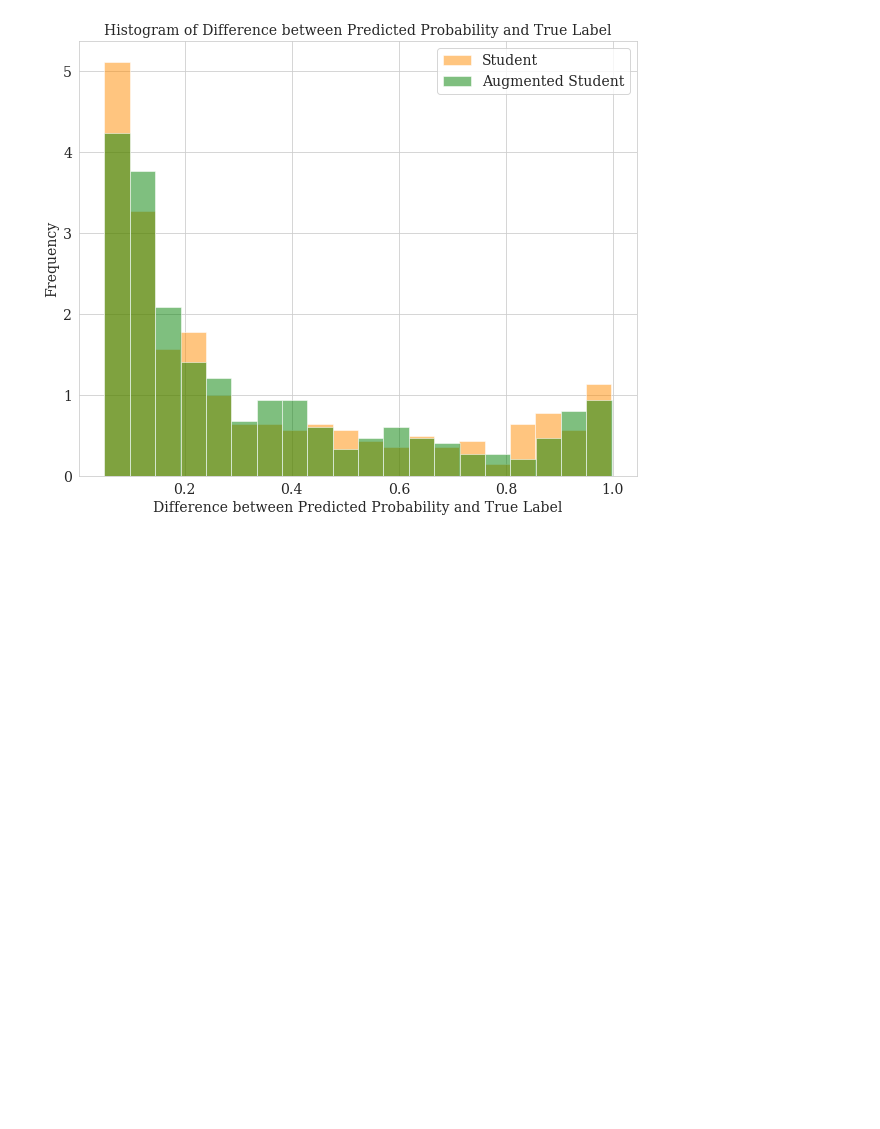
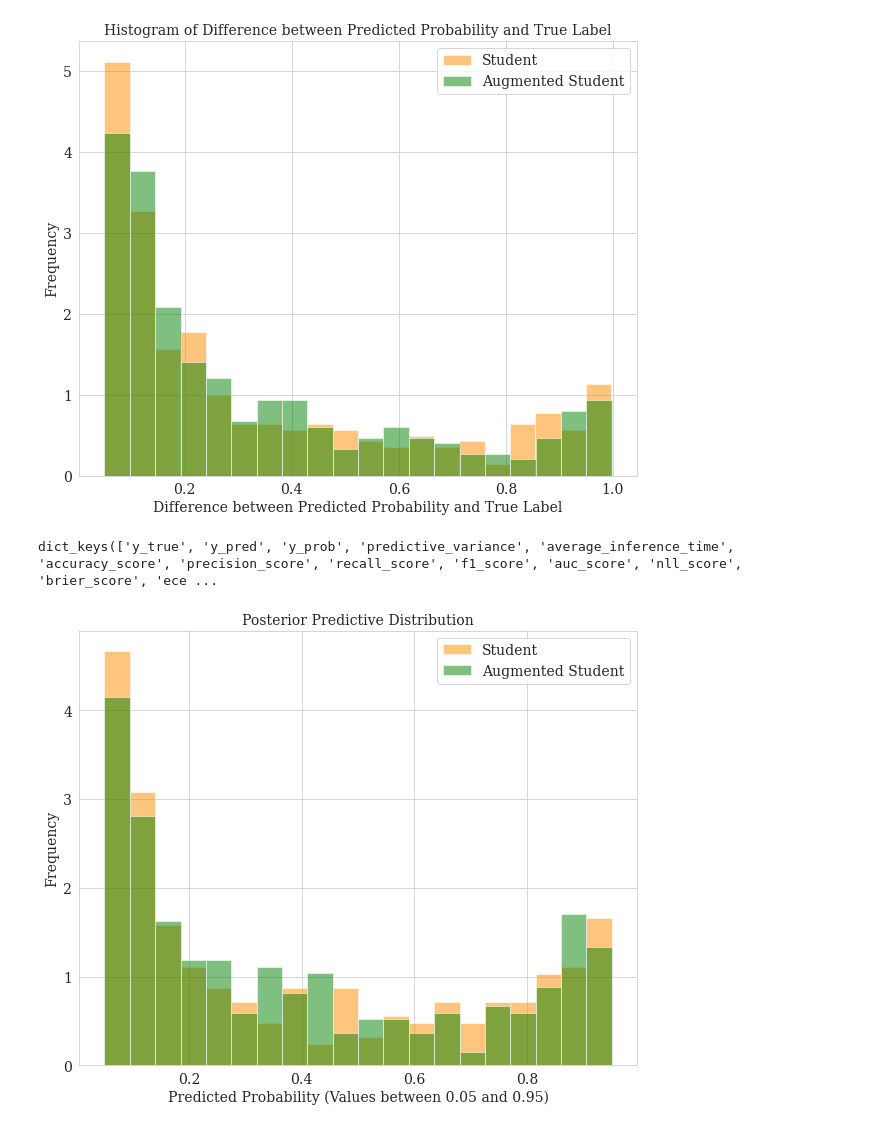
Before and after one commit to jsonnenburg/real-time-uncertainty-text-classification, a Jupyter notebook: analysis/student_vs_augmented_student.ipynb, the cells around one changed output. Cells and saved outputs as stored; diff of their text form; code cells hidden in the pictures; blank space fills up the shorter version.

```diff
--- a/analysis/student_vs_augmented_student.ipynb
+++ b/analysis/student_vs_augmented_student.ipynb
@@ -201,3 +225,22 @@ plt.title('Histogram of Difference between Predicted Probability and True Label'
 plt.legend();
 # %% [output]
 [figure]
+# %%
+student_augmented_mc_results.keys()
+# %% [output]
+dict_keys(['y_true', 'y_pred', 'y_prob', 'predictive_variance', 'average_inference_time', 'accuracy_score', 'precision_score', 'recall_score', 'f1_score', 'auc_score', 'nll_score', 'brier_score', 'ece ...
+# %%
+# clipped histogram between 0.05 and 0.95 of student and augmented student prob.
+plt.figure(figsize=(10, 8))
+
+prob_student = student_mc_results['y_prob']
+prob_augmented_student = student_augmented_mc_results['y_prob']
+
+plt.hist(prob_student, bins=20, alpha=0.5, label='Student', density=True, color='darkorange', range=(0.05, 0.95))
+plt.hist(prob_augmented_student, bins=20, alpha=0.5, label='Augmented Student', density=True, color='green', range=(0.05, 0.95))
+plt.xlabel('Predicted Probability (Values between 0.05 and 0.95)')
+plt.ylabel('Frequency')
+plt.title('Posterior Predictive Distribution')
+plt.legend();
+# %% [output]
+[figure, added]
```
Also changed, not shown: parts of 6 cells of this notebook, 2 other files.
